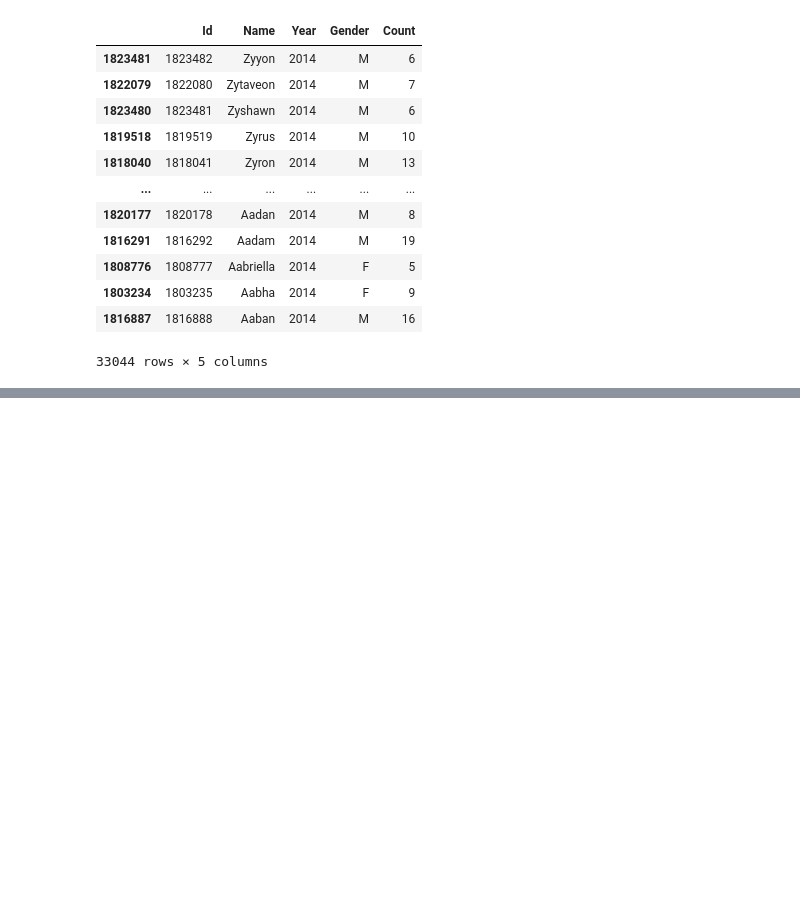
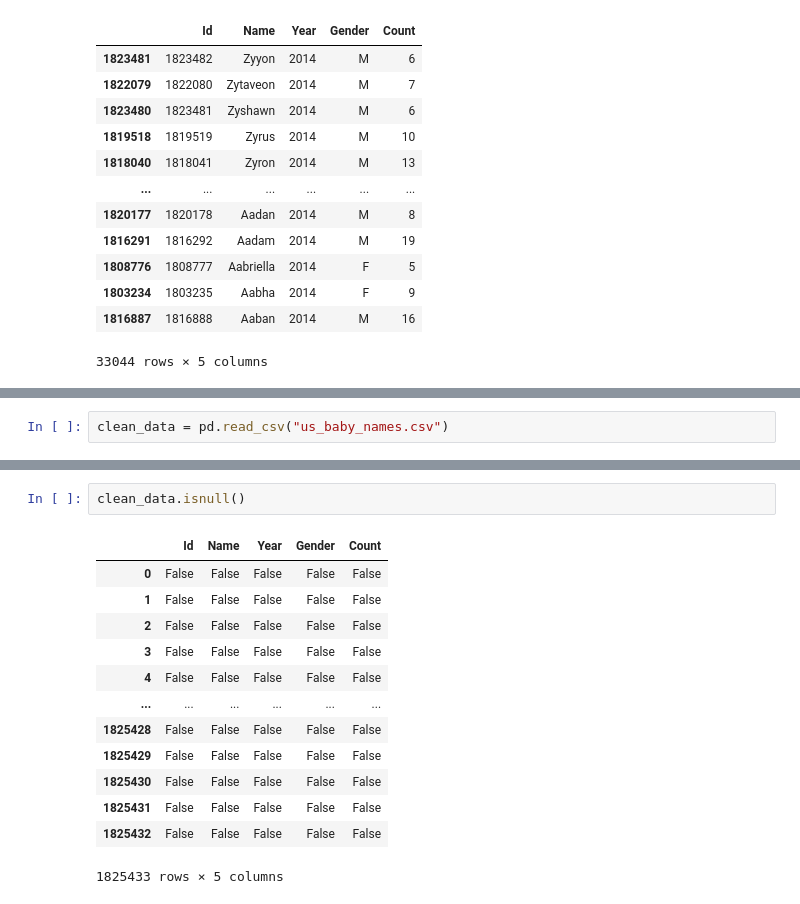
Before and after one commit to Tebrihk/simple_analysis, a Jupyter notebook: Tabular_data.ipynb, the cells around one changed output, grey strips where cells are left out. Cells and saved outputs as stored; diff of their text form; blank space fills up the shorter version.

```diff
--- a/Tabular_data.ipynb
+++ b/Tabular_data.ipynb
@@ -142,0 +161,2 @@ sorted_us_name_2014
+# %%
+clean_data = pd.read_csv("us_baby_names.csv")
@@ -142,0 +179,16 @@ sorted_us_name_2014
+# %%
+clean_data.isnull()
+# %% [output]
+|  | Id | Name | Year | Gender | Count |
+| 0 | False | False | False | False | False |
+| 1 | False | False | False | False | False |
+| 2 | False | False | False | False | False |
+| 3 | False | False | False | False | False |
+| 4 | False | False | False | False | False |
+| ... | ... | ... | ... | ... | ... |
+| 1825428 | False | False | False | False | False |
+| 1825429 | False | False | False | False | False |
+| 1825430 | False | False | False | False | False |
+| 1825431 | False | False | False | False | False |
+| 1825432 | False | False | False | False | False |
+1825433 rows × 5 columns
```
Also changed, not shown: parts of 10 cells of this notebook.
